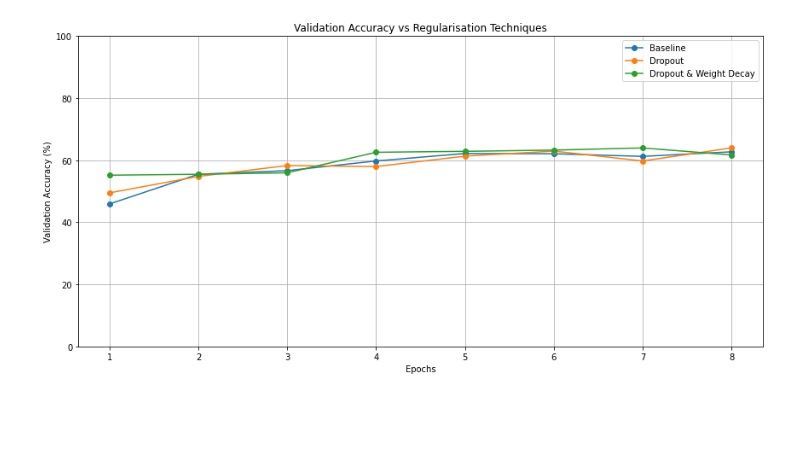
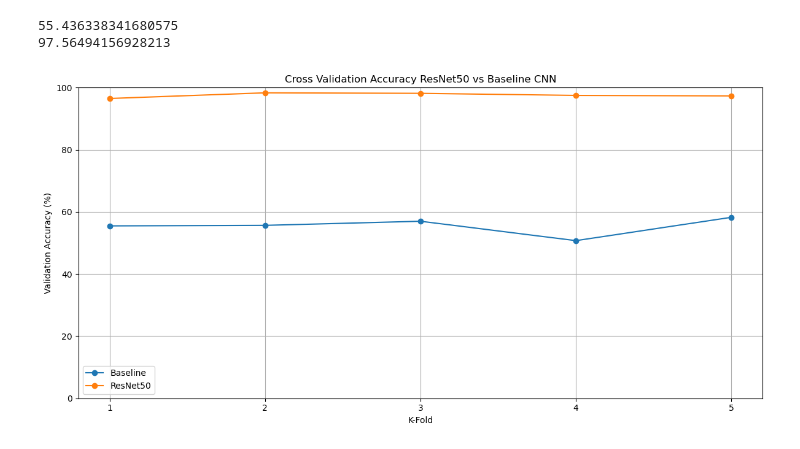
Before and after one commit to calvinlinz/aiml421capstone, a Jupyter notebook: graph.ipynb, the cells around one changed output. Saved outputs shown, nothing was run; the diff lists cells and outputs as text; code cells hidden in the pictures; blank space fills up the shorter version.

```diff
--- a/graph.ipynb
+++ b/graph.ipynb
@@ -1,97 +1,45 @@
 # %%
 #optimizers
 
 import matplotlib.pyplot as plt
+import numpy as np
 
 # Epochs
-epochs = list(range(1, 9))
+epochs = list(range(1, 6))
 
 # Validation accuracy data
 data = {
-    'Baseline': [45.91,
-55.49,
-56.65,
-59.77,
-62.18,
-62.10, 61.25,
-62.72
-],
-
-'Dropout': [49.49,
-54.79,
-58.29,
-57.98,
-61.32,
-62.96,
-59.77,
-63.97
-],
-
-'Dropout & Weight Decay' : [
-    55.18,
-55.49,
-55.95,
-62.57,
-62.88,
-63.27,
-63.97,
-61.71
-
-]
+    'Baseline': [55.5, 55.666666666666664, 57.0, 50.751252086811355, 58.263772954924875],
+    'ResNet50': [96.5, 98.33333333333333, 98.16666666666667, 97.49582637729549, 97.32888146911519]
+}
 
 
+print(np.mean(data['Baseline']))
+print(np.mean(data['ResNet50']))
 
-
-
-#     'Adam': [45.91,
-# 56.26,
-# 56.96,
-# 62.49,
-# 62.88,
-# 63.50,
-# 63.27,
-# 63.42],
-#     'RMSProp': [44.90, 52.14, 59.92, 56.81, 61.63, 62.88, 63.27, 57.12],
-#     'SGD': [32.68,
-# 39.53,
-# 38.83,
-# 36.26,
-# 36.34,
-# 35.95,
-# 37.59,
-# 37.51
-# ],
-#     'AdamW': [42.49, 55.10,
-# 58.83,
-# 60.54, 62.88,
-# 63.42,
-# 64.28,
-# 64.98,
-# ],
-#     'Adamgrad': [51.60, 53.00, 55.64, 52.92, 56.96, 57.74, 57.43, 58.37],
-
-}
 
 # Plotting
 plt.figure(figsize=(12, 6))
 
 for optimizer, validation_accuracies in data.items():
     plt.plot(epochs, validation_accuracies, label=f'{optimizer}', marker='o')
 
 # Adding labels and title
-plt.title('Validation Accuracy vs Regularisation Techniques')
-plt.xlabel('Epochs')
+plt.title('Cross Validation Accuracy ResNet50 vs Baseline CNN')
+plt.xlabel('K-Fold')
 plt.ylabel('Validation Accuracy (%)')
 plt.xticks(epochs)
 plt.ylim(0, 100)
 plt.legend()
 plt.grid()
 
 # Show the plot
 plt.tight_layout()
 plt.show()
 # %% [output]
+55.436338341680575
+97.56494156928213
-[figure, old version]
+[figure, new version]
 # %%
 import matplotlib.pyplot as plt
 import numpy as np
```
Also changed, not shown: parts of 8 cells of this notebook, 4 other files.
